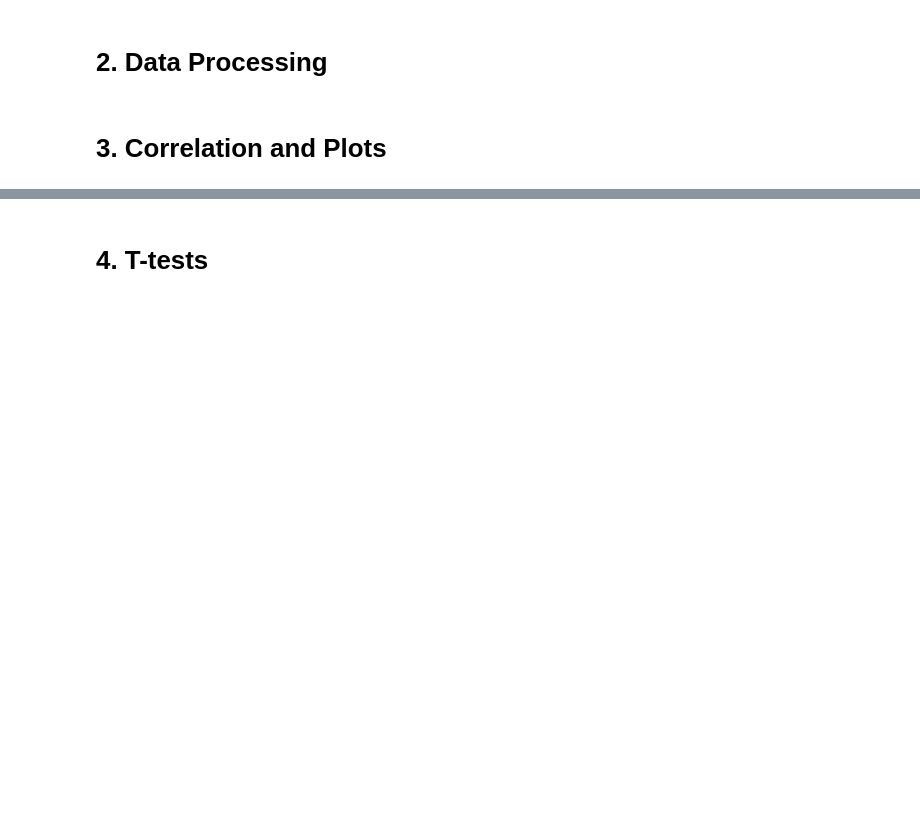
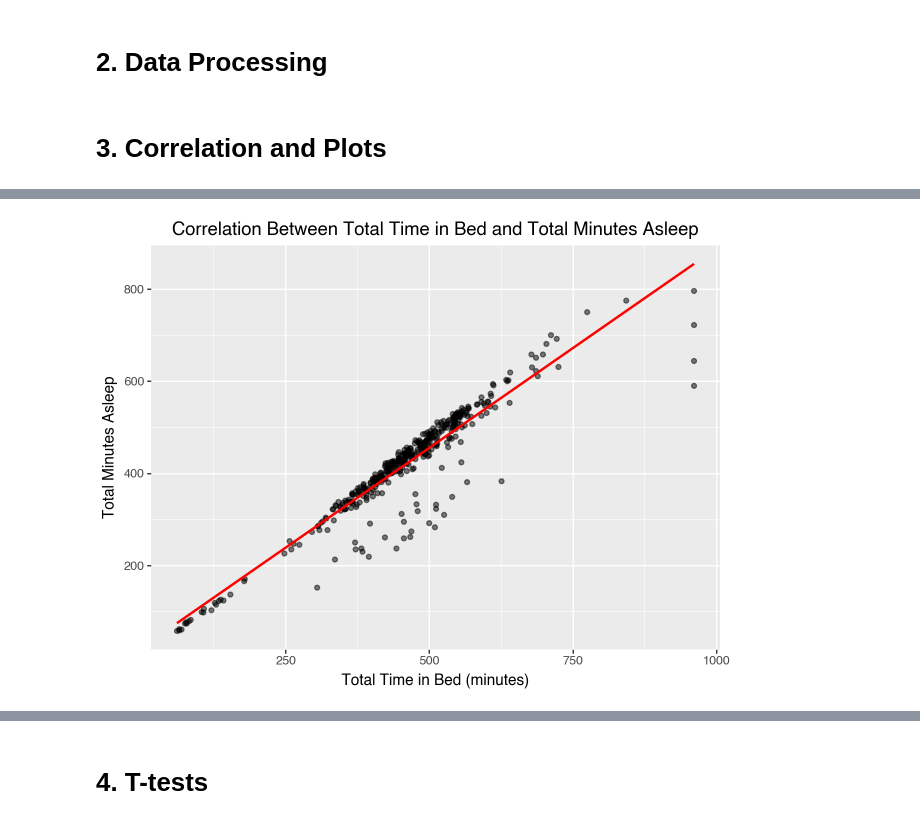
Before and after one commit to Colleen-L/fitbit-fitness-data-visualization, a Jupyter notebook: analysis.ipynb, the cells around one changed output, grey strips where cells are left out. Drawn from its saved outputs; the diff is of its cells as text; code cells hidden in the pictures; blank space fills up the shorter version.

```diff
--- a/analysis.ipynb
+++ b/analysis.ipynb
@@ -219,0 +306,18 @@ minutely_with_hr = minutely_merged.merge(hr_per_min, on=["Id", "Date"], how="lef
+# %%
+# 3(b) Create a scatterplot to show correlation between TotalMinutesAsleep
+# and TotalTimeInBed
+
+#display(sleep_duration)
+
+asleep_vs_inbed = (
+  ggplot(sleep_duration, aes(x="TotalTimeInBed", y ="TotalMinutesAsleep")) +
+  geom_point(alpha=0.5) +
+  geom_smooth(method="lm", color="red", se=False) +
+  labs(title="Correlation Between Total Time in Bed and Total Minutes Asleep",
+       x = "Total Time in Bed (minutes)",
+       y = "Total Minutes Asleep")
+)
+
+display(asleep_vs_inbed)
+# %% [output]
+[figure, added]
```
Also changed, not shown: parts of 6 cells of this notebook.
